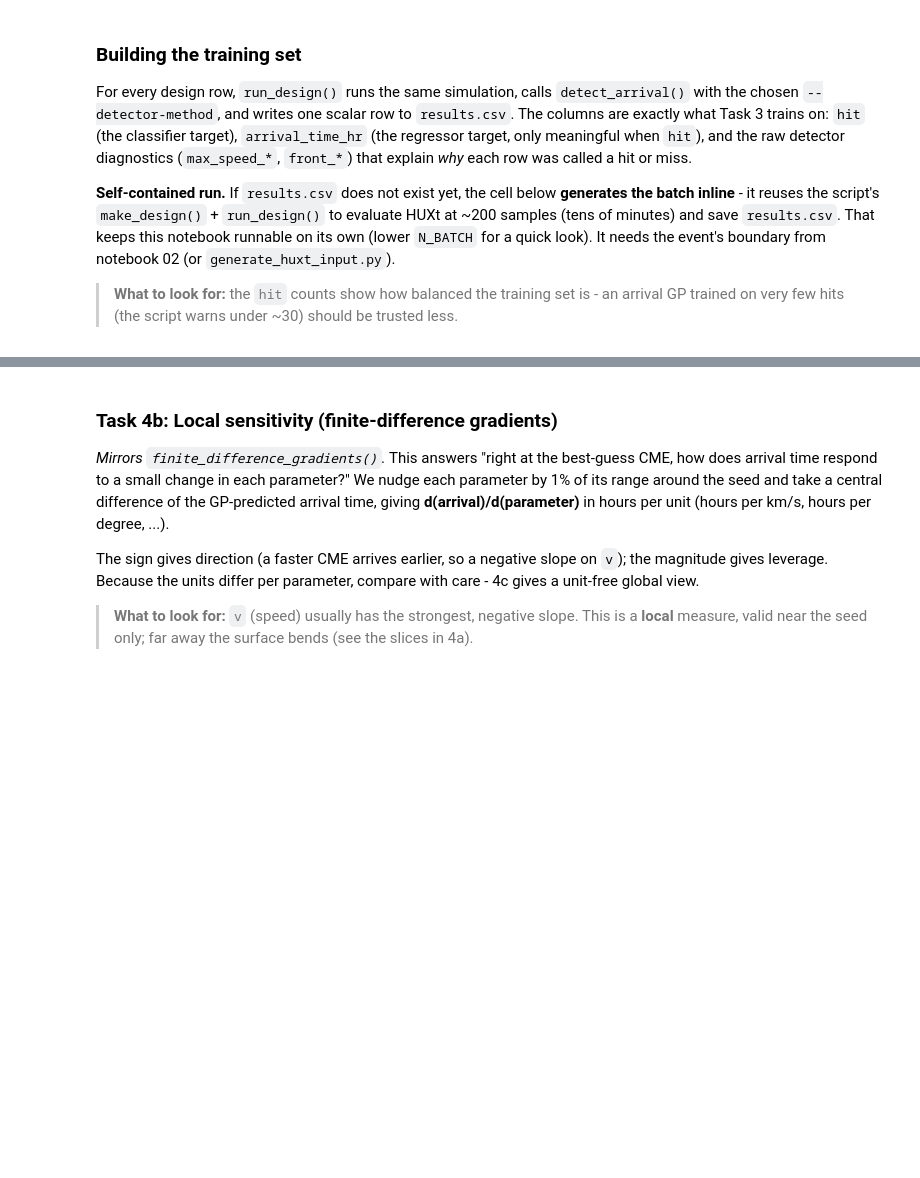
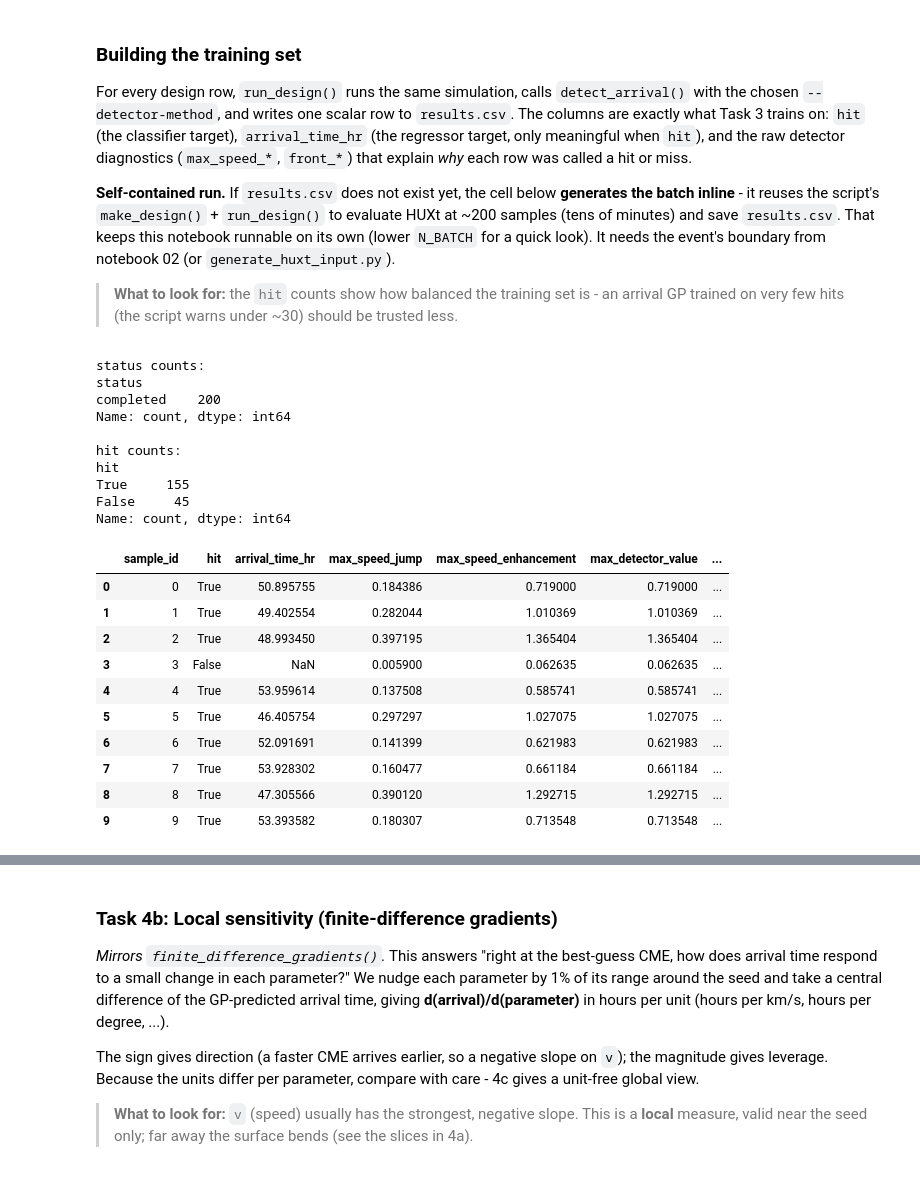
Before and after one commit to georgemilosh/conecast, a Jupyter notebook: notebooks/04_gp_huxt_application.ipynb, the cells around one changed output, grey strips where cells are left out. Cells and saved outputs as stored; diff of their text form; code cells hidden in the pictures; blank space fills up the shorter version.

```diff
--- a/notebooks/04_gp_huxt_application.ipynb
+++ b/notebooks/04_gp_huxt_application.ipynb
@@ -371,35 +406,60 @@ import gp_huxt_surrogate as gp
 results_file = outdir / "results.csv"
 boundary_file = DATA_ROOT / event / f"v_boundary_{event}.npz"
 if not results_file.exists():
     if not boundary_file.exists():
         raise FileNotFoundError(
             f"No {results_file} and no boundary {boundary_file}.\n"
             f"Run notebook 02 first (it downloads GONG, runs WSA+, and writes the boundary),\n"
             f"or: python scripts/generate_huxt_input.py --event {event}. Then re-run this cell."
         )
     # Self-contained path: build a small HUXt batch inline so the notebook can train a GP
     # without a separate gp_huxt_surrogate.py run. Reuses the script's design + run steps.
     N_BATCH = 200   # runs HUXt N_BATCH times (~tens of minutes); lower it for a quick look
     print(f"No results.csv yet - generating a {N_BATCH}-sample HUXt batch inline (~minutes)...")
     gp.make_design(event, DATA_ROOT, GP_ROOT, n=N_BATCH, seed=42, force=True,
-                   span_inject_hour=1.0, span_longitude=30.0, span_latitude=20.0,
-                   span_width=40.0, span_speed_fraction=0.25)
+                   span_inject_hour=DEFAULT_SPAN["inject_hour"],
+                   span_longitude=DEFAULT_SPAN["longitude"],
+                   span_latitude=DEFAULT_SPAN["latitude"],
+                   span_width=DEFAULT_SPAN["width"],
+                   span_speed_fraction=DEFAULT_SPAN["speed_fraction"])
     gp.run_design(event, DATA_ROOT, GP_ROOT, limit=N_BATCH, detector_threshold=0.25,
                   detector_lag=2, smooth_window=5, detector_method="hybrid",
                   baseline_window=24, rerun_completed=False)
     print(f"Wrote {results_file} (re-runs reuse it). For a sharper GP, run a larger batch:")
     print(f"  python scripts/gp_huxt_surrogate.py --event {event} design --n 300 / run / fit")
 
 results = pd.read_csv(results_file)
 detector_cols = [
     "sample_id", "hit", "arrival_time_hr", "max_speed_jump",
     "max_speed_enhancement", "max_detector_value", "front_hit", "front_arrival_time_hr",
 ]
 print("status counts:")
 print(results["status"].value_counts(dropna=False))
 print("\nhit counts:")
 print(results["hit"].value_counts(dropna=False))
 display(results[detector_cols].head(10))
+# %% [output]
+status counts:
+status
+completed    200
+Name: count, dtype: int64
+
+hit counts:
+hit
+True     155
+False     45
+Name: count, dtype: int64
+|  | sample_id | hit | arrival_time_hr | max_speed_jump | max_speed_enhancement | max_detector_value | ... |
+| 0 | 0 | True | 50.895755 | 0.184386 | 0.719000 | 0.719000 | ... |
+| 1 | 1 | True | 49.402554 | 0.282044 | 1.010369 | 1.010369 | ... |
+| 2 | 2 | True | 48.993450 | 0.397195 | 1.365404 | 1.365404 | ... |
+| 3 | 3 | False | NaN | 0.005900 | 0.062635 | 0.062635 | ... |
+| 4 | 4 | True | 53.959614 | 0.137508 | 0.585741 | 0.585741 | ... |
+| 5 | 5 | True | 46.405754 | 0.297297 | 1.027075 | 1.027075 | ... |
+| 6 | 6 | True | 52.091691 | 0.141399 | 0.621983 | 0.621983 | ... |
+| 7 | 7 | True | 53.928302 | 0.160477 | 0.661184 | 0.661184 | ... |
+| 8 | 8 | True | 47.305566 | 0.390120 | 1.292715 | 1.292715 | ... |
+| 9 | 9 | True | 53.393582 | 0.180307 | 0.713548 | 0.713548 | ... |
 # %% [markdown]
 ## Task 3: The `fit` Step - training both GPs from scratch
 
```
Also changed, not shown: parts of 28 cells of this notebook, 9 other files.
